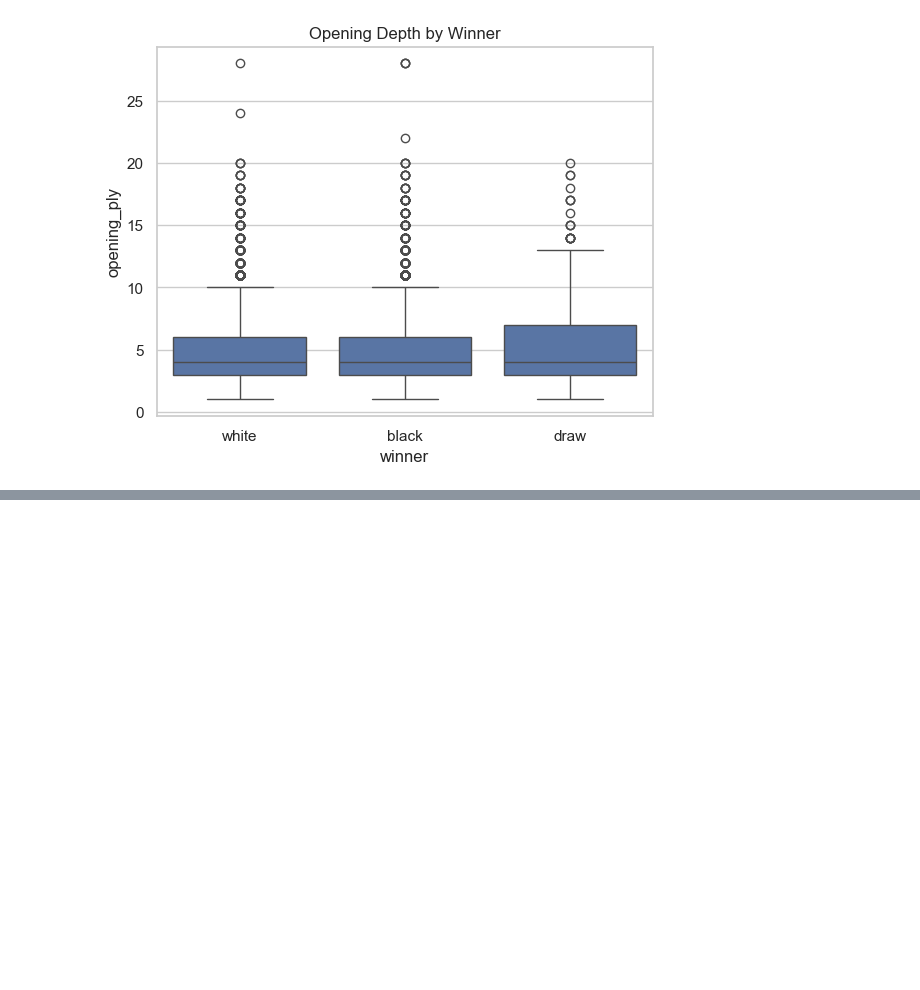
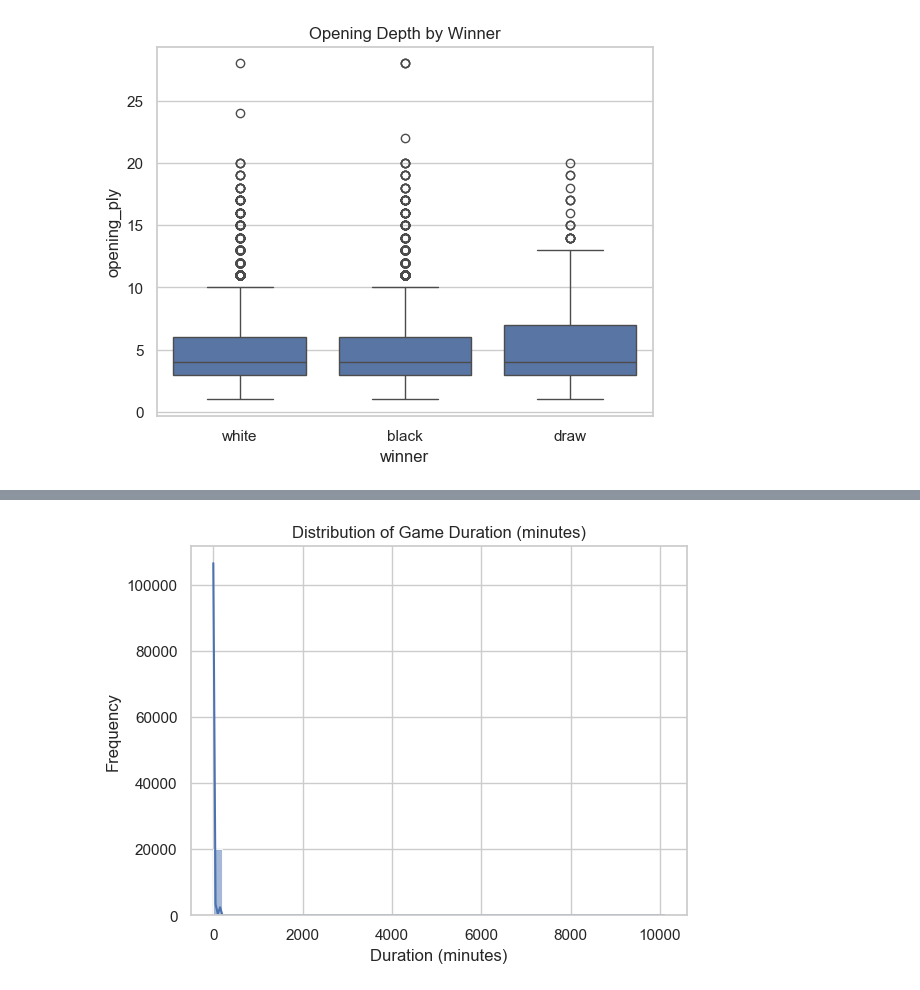
Before and after one commit to aakash-gupta02/LiChess-Analysis-Python, a Jupyter notebook: overview & analytics.ipynb, the cells around one changed output, grey strips where cells are left out. Drawn from its saved outputs; the diff is of its cells as text; code cells hidden in the pictures; blank space fills up the shorter version.

```diff
--- a/overview & analytics.ipynb
+++ b/overview & analytics.ipynb
@@ -287,0 +324,10 @@ Name: opening_ply, dtype: float64
+# %%
+ # What is the distribution of game durations?
+
+sns.histplot(df['duration_mins'], bins=50, kde=True)
+plt.title("Distribution of Game Duration (minutes)")
+plt.xlabel("Duration (minutes)")
+plt.ylabel("Frequency")
+plt.show()
+# %% [output]
+[figure, added]
```
Also changed, not shown: parts of 7 cells of this notebook.
